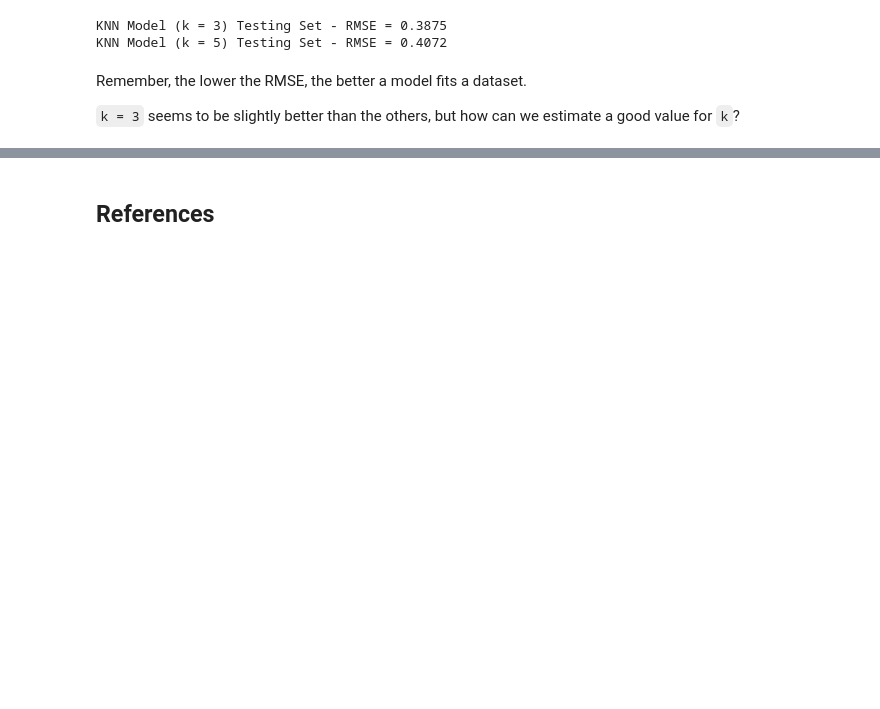
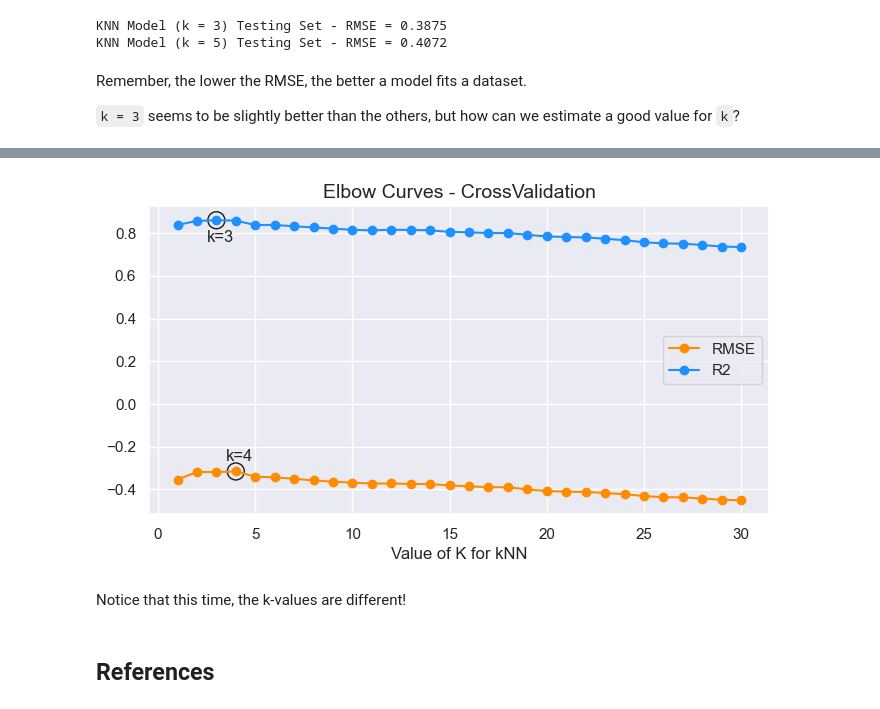
Before and after one commit to Goliath-Research/Machine-Learning, a Jupyter notebook: Regression/4-kNN.ipynb, the cells around one changed output, grey strips where cells are left out. Cells and saved outputs as stored; diff of their text form; code cells hidden in the pictures; blank space fills up the shorter version.

```diff
--- a/Regression/4-kNN.ipynb
+++ b/Regression/4-kNN.ipynb
@@ -391,8 +375,0 @@ We can also compute the R2 and plot them all!
-# %%
-# Computing the R2 for different k values (from 1 to 30)
-r2_list = []
-for k in range(1, 31):
-    model = KNeighborsRegressor(n_neighbors = k)
-    model.fit(X_train2, y_train2)
-    pred_k = model.predict(X_test2)
-    r2_list.append(r2_score(y_test2, pred_k))
@@ -410,0 +395,3 @@ The highest value corresponds to KNN Model with `k = 3`!
+# %%
+kNN = KNeighborsRegressor()                 # Create a general kNN classification model
+param_grid = dict(n_neighbors=k_range)      # Create a dictionary of hyperparameters to search
@@ -411,3 +418,22 @@ The highest value corresponds to KNN Model with `k = 3`!
+# %%
+# Plotting
+plt.figure(figsize=(8, 4))
+
+plt.plot(range(1, 31), mean_scores_rmse, color='darkorange', marker='o', markersize=6, label='RMSE')
+plt.scatter(mean_scores_rmse.argmax()+1, mean_scores_rmse.max(), s=150, linewidth=1, edgecolors='k', facecolors='none')
+plt.text(mean_scores_rmse.argmax()+0.5,  mean_scores_rmse.max()+0.05,  r'k=%i' %(mean_scores_rmse.argmax()+1))
+
+plt.plot(range(1, 31), mean_scores_r2,   color='dodgerblue', marker='o', markersize=6, label='R2')
+plt.scatter(mean_scores_r2.argmax()+1, mean_scores_r2.max(), s=150, linewidth=1, edgecolors='k', facecolors='none')
+plt.text(mean_scores_r2.argmax()+0.5,  mean_scores_r2.max()-0.1,  r'k=%i' %(mean_scores_r2.argmax()+1))
+
+plt.title('Elbow Curves - CrossValidation', fontsize=14)
+plt.xlabel('Value of K for kNN')
+plt.legend();
+# %% [output]
+[figure, added]
+# %% [markdown]
+Notice that this time, the k-values are different!
 # %% [markdown]
 ## References
 # %% [markdown]
```
Also changed, not shown: parts of 15 cells of this notebook.
